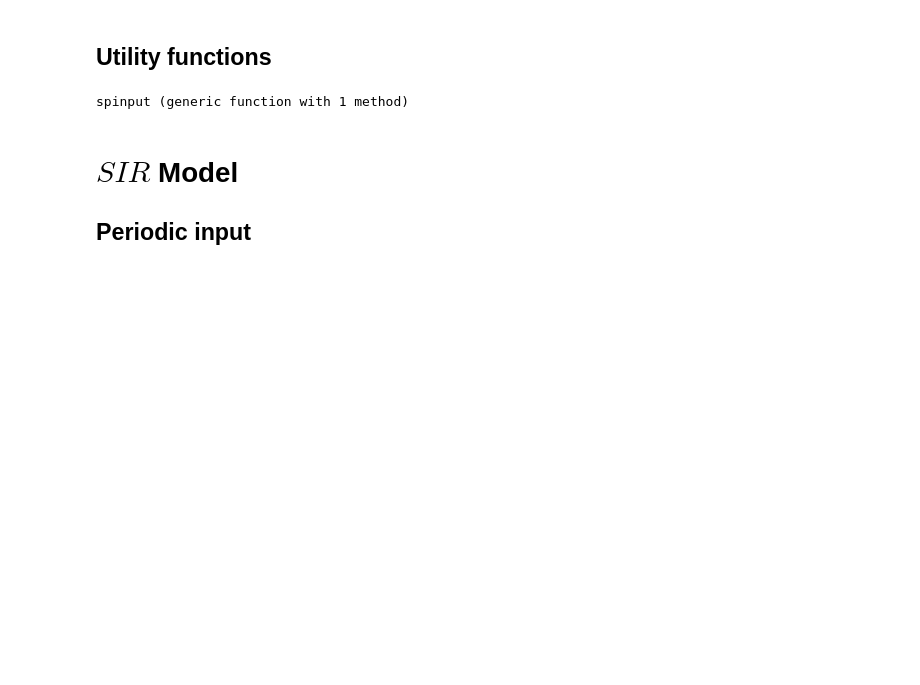
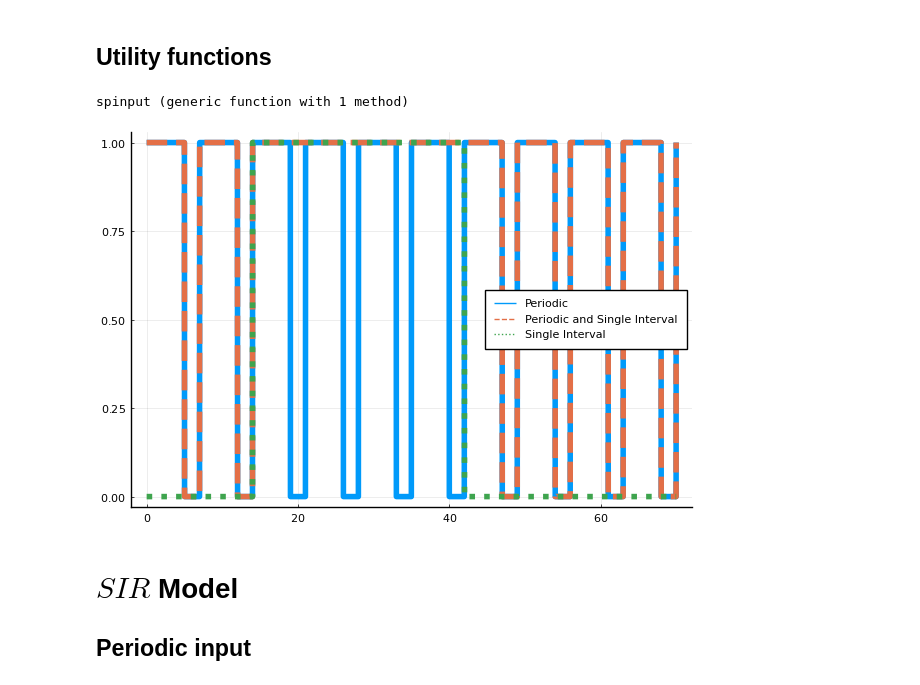
Before and after one commit to sontaglab/epidemics, a Jupyter notebook: notebooks/Periodic.ipynb, the cells around one changed output. Cells and saved outputs as stored; diff of their text form; code cells hidden in the pictures; blank space fills up the shorter version.

```diff
--- a/notebooks/Periodic.ipynb
+++ b/notebooks/Periodic.ipynb
@@ -41,5 +41,16 @@ spinput(t, ts, td, r, T) = if (t-ts>0 && t-ts-td<0) 1
 # %% [output]
 spinput (generic function with 1 method)
+# %%
+t = 0:0.01:70
+ts, td, T, r = [14, 28, 7, 5/7]
+
+plot(t, pinput.(t, r, T), linewidth=4, label="Periodic")
+plot!(t, spinput.(t, ts, td, r, T), linewidth=4
+    , label="Periodic and Single Interval", linestyle=:dash)
+plot!(t, sinput.(t,ts,td), linewidth=4
+    , label="Single Interval", linestyle=:dot)
+# %% [output]
+[figure, added]
 # %% [markdown]
 # $SIR$ Model
 
```
Also changed, not shown: parts of 8 cells of this notebook, 19 other files.
